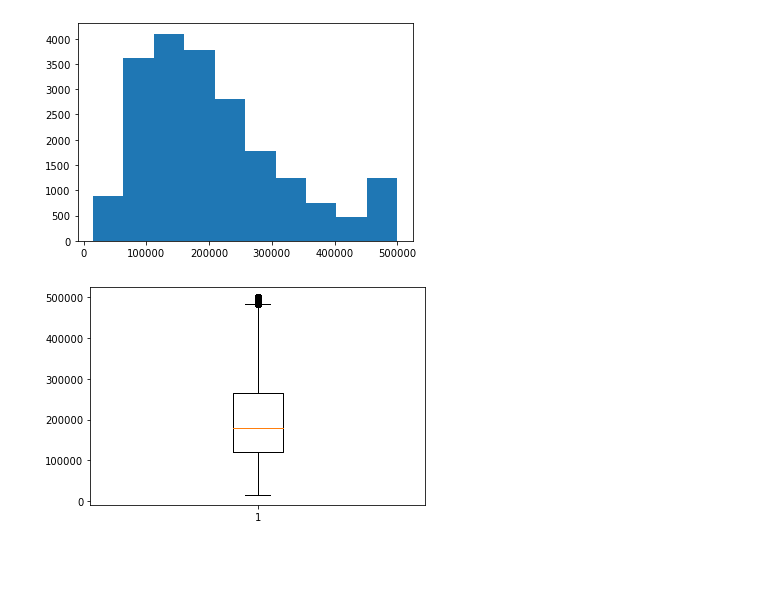
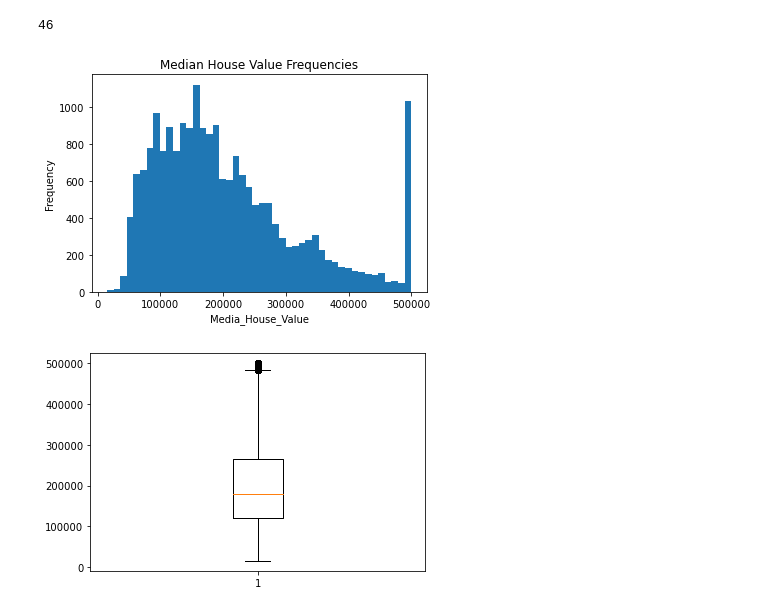
Before and after one commit to swl416/calihousing, a Jupyter notebook: finalproj.ipynb, the cells around one changed output. Drawn from its saved outputs; the diff is of its cells as text; code cells hidden in the pictures; blank space fills up the shorter version.

```diff
--- a/finalproj.ipynb
+++ b/finalproj.ipynb
@@ -1,16 +1,53 @@
 # %%
 import numpy as np
 import pandas as pd
 import seaborn as sns
 import matplotlib.pyplot as plt
+from scipy import stats
 %matplotlib inline
 
+def freedman_diaconis(data, returnas="width"):
+    """
+    Use Freedman Diaconis rule to compute optimal histogram bin width.
+    ``returnas`` can be one of "width" or "bins", indicating whether
+    the bin width or number of bins should be returned respectively.
+
+
+    Parameters
+    ----------
+    data: np.ndarray
+        One-dimensional array.
+
+    returnas: {"width", "bins"}
+        If "width", return the estimated width for each histogram bin.
+        If "bins", return the number of bins suggested by rule.
+    """
+    data = np.asarray(data, dtype=np.float_)
+    IQR  = stats.iqr(data, rng=(25, 75), scale="raw", nan_policy="omit")
+    N    = data.size
+    bw   = (2 * IQR) / np.power(N, 1/3)
+
+    if returnas=="width":
+        result = bw
+    else:
+        datmin, datmax = data.min(), data.max()
+        datrng = datmax - datmin
+        result = int((datrng / bw) + 1)
+    return(result)
+
+
 df = pd.read_csv("California_Houses.csv")
-plt.hist(df["Median_House_Value"])
+bin_size = freedman_diaconis(df["Median_House_Value"], returnas="bins")
+print(bin_size)
+plt.hist(df["Median_House_Value"], bins=bin_size)
+plt.title("Median House Value Frequencies")
+plt.xlabel("Media_House_Value")
+plt.ylabel("Frequency")
 
 plt.show()
 plt.boxplot(df["Median_House_Value"])
 plt.show()
 # %% [output]
+46
-[figure, old version]
+[figure, new version]
 [figure]
```
Also changed, not shown: parts of 6 cells of this notebook.
